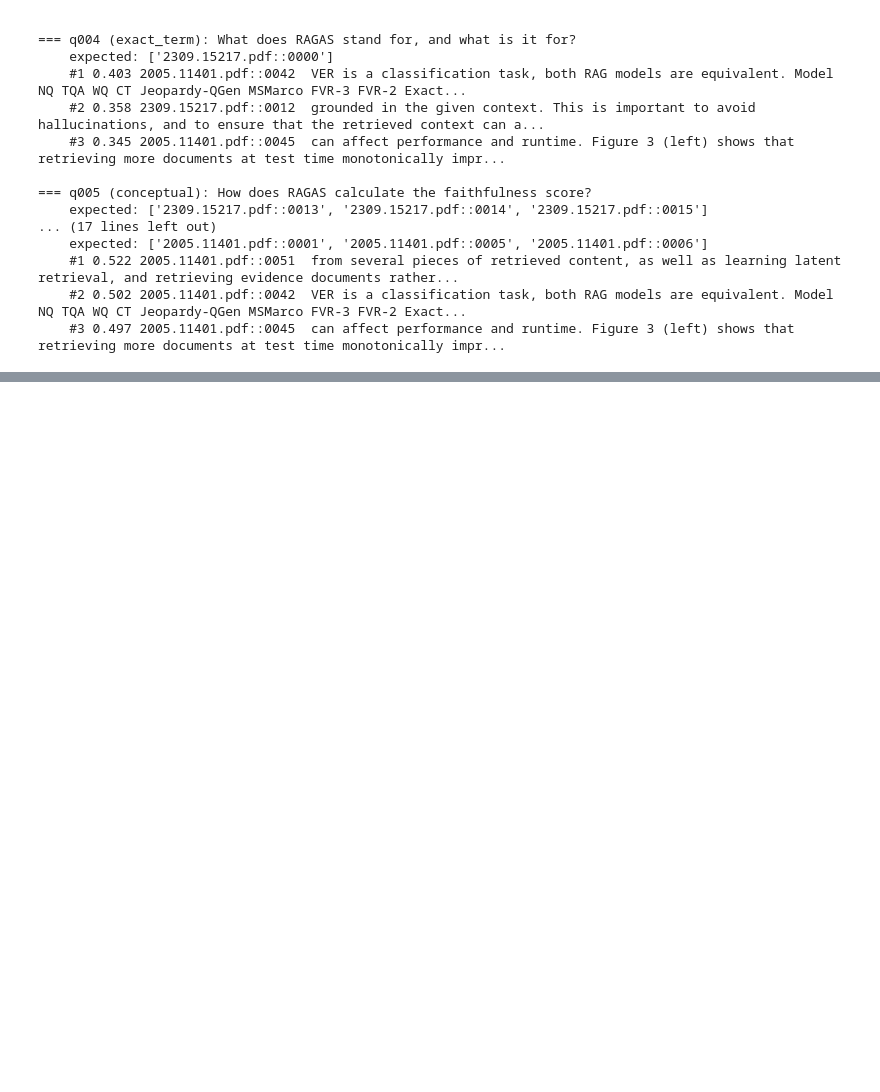
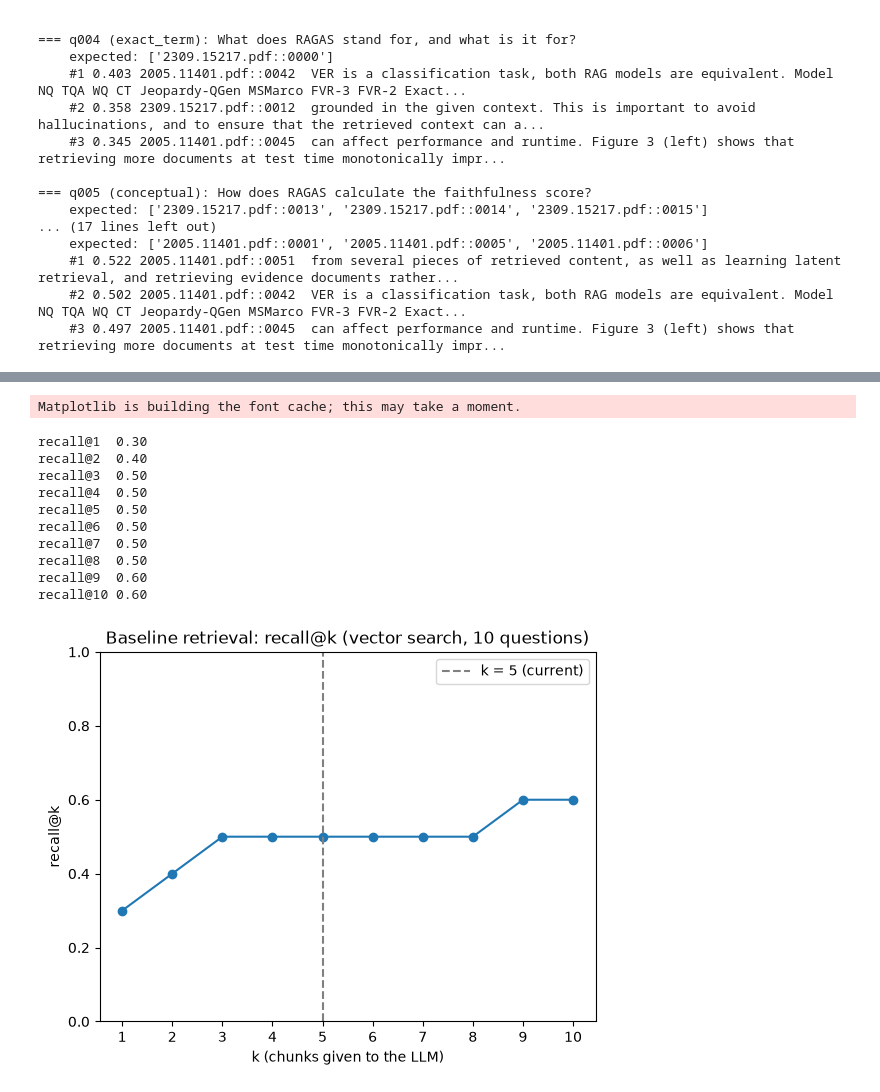
Before and after one commit to AshutoshRaichurkar/research-rag, a Jupyter notebook: notebooks/week-1/day-06-retrieval-evals/06_retrieval_evals.ipynb, the cells around one changed output, grey strips where cells are left out. Cells and saved outputs as stored; diff of their text form; code cells hidden in the pictures; blank space fills up the shorter version.

Commit message:
Day 6: retrieval eval wrap-up: baseline recall@5 0.50, MRR 0.39, failure analysis, k choice

```diff
--- a/notebooks/week-1/day-06-retrieval-evals/06_retrieval_evals.ipynb
+++ b/notebooks/week-1/day-06-retrieval-evals/06_retrieval_evals.ipynb
@@ -65,0 +100,43 @@ Warning: You are sending unauthenticated requests to the HF Hub. Please set a HF
+# %%
+import json
+
+import matplotlib.pyplot as plt
+
+from research_rag.evals.metrics import recall_at_k
+from research_rag.evals.retrieval_eval import RESULTS_DIR
+
+report = json.loads((RESULTS_DIR / "2026-11-25_retrieval.json").read_text())
+
+k_values = list(range(1, 11))
+recalls = []
+for k in k_values:
+    scores = []
+    for question in report["questions"]:
+        scores.append(recall_at_k(question["retrieved_chunk_ids"], question["relevant_chunk_ids"], k))
+    recalls.append(sum(scores) / len(scores))
+
+for k, value in zip(k_values, recalls):
+    print(f"recall@{k:<2} {value:.2f}")
+
+plt.plot(k_values, recalls, marker="o")
+plt.axvline(5, linestyle="--", color="gray", label="k = 5 (current)")
+plt.xlabel("k (chunks given to the LLM)")
+plt.ylabel("recall@k")
+plt.title("Baseline retrieval: recall@k (vector search, 10 questions)")
+plt.xticks(k_values)
+plt.ylim(0, 1)
+plt.legend()
+plt.show()
+# %% [output]
+Matplotlib is building the font cache; this may take a moment.
+recall@1  0.30
+recall@2  0.40
+recall@3  0.50
+recall@4  0.50
+recall@5  0.50
+recall@6  0.50
+recall@7  0.50
+recall@8  0.50
+recall@9  0.60
+recall@10 0.60
+[figure, added]
```
Also changed, not shown: parts of 7 cells of this notebook, 5 other files.
